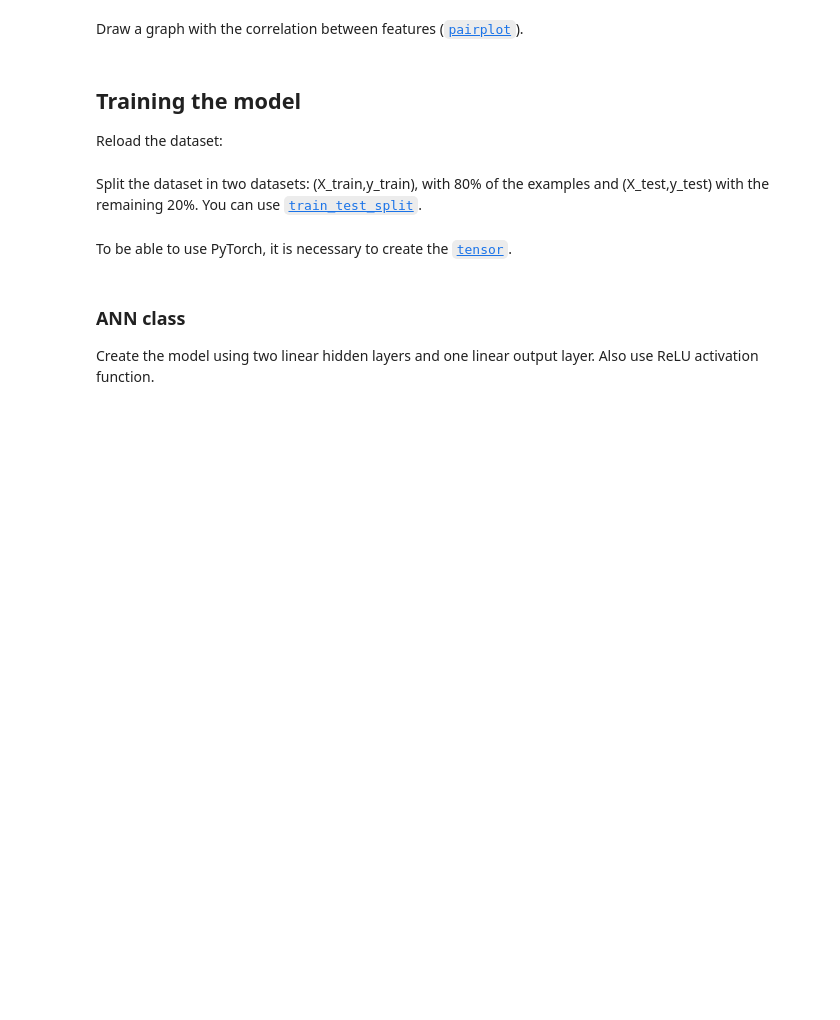
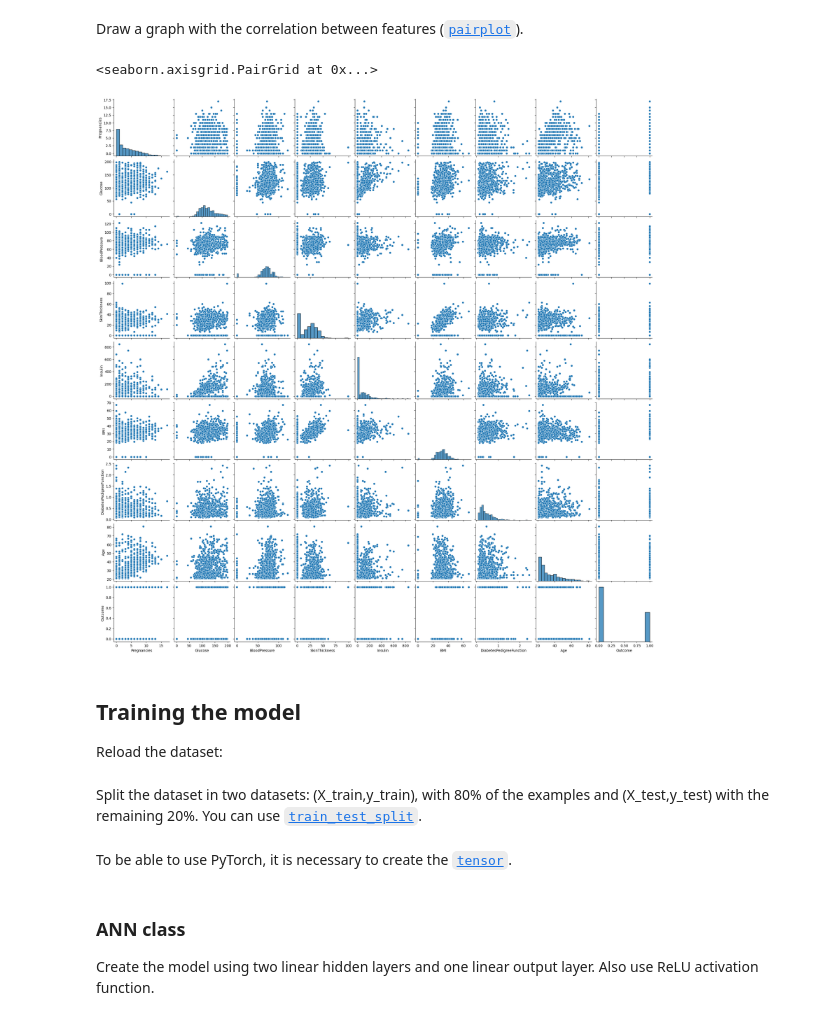
Before and after one commit to LuizHenriqueBO/Prediction-of-Diabetes-using-ANN, a Jupyter notebook: nn_diabetes.ipynb, the cells around one changed output. Saved outputs shown, nothing was run; the diff lists cells and outputs as text; code cells hidden in the pictures; blank space fills up the shorter version.

```diff
--- a/nn_diabetes.ipynb
+++ b/nn_diabetes.ipynb
@@ -93,5 +83,10 @@ Do the same for the Body Mass Index (BMI) and Blood Pressure.
 # %% [markdown]
 Draw a graph with the correlation between features ([`pairplot`](https://seaborn.pydata.org/generated/seaborn.pairplot.html#seaborn.pairplot)).
+# %%
+sns.pairplot(df)
+# %% [output]
+<seaborn.axisgrid.PairGrid at 0x...>
+[figure, added]
 # %% [markdown]
 ## Training the model
 
```
Also changed, not shown: parts of 4 cells of this notebook.
